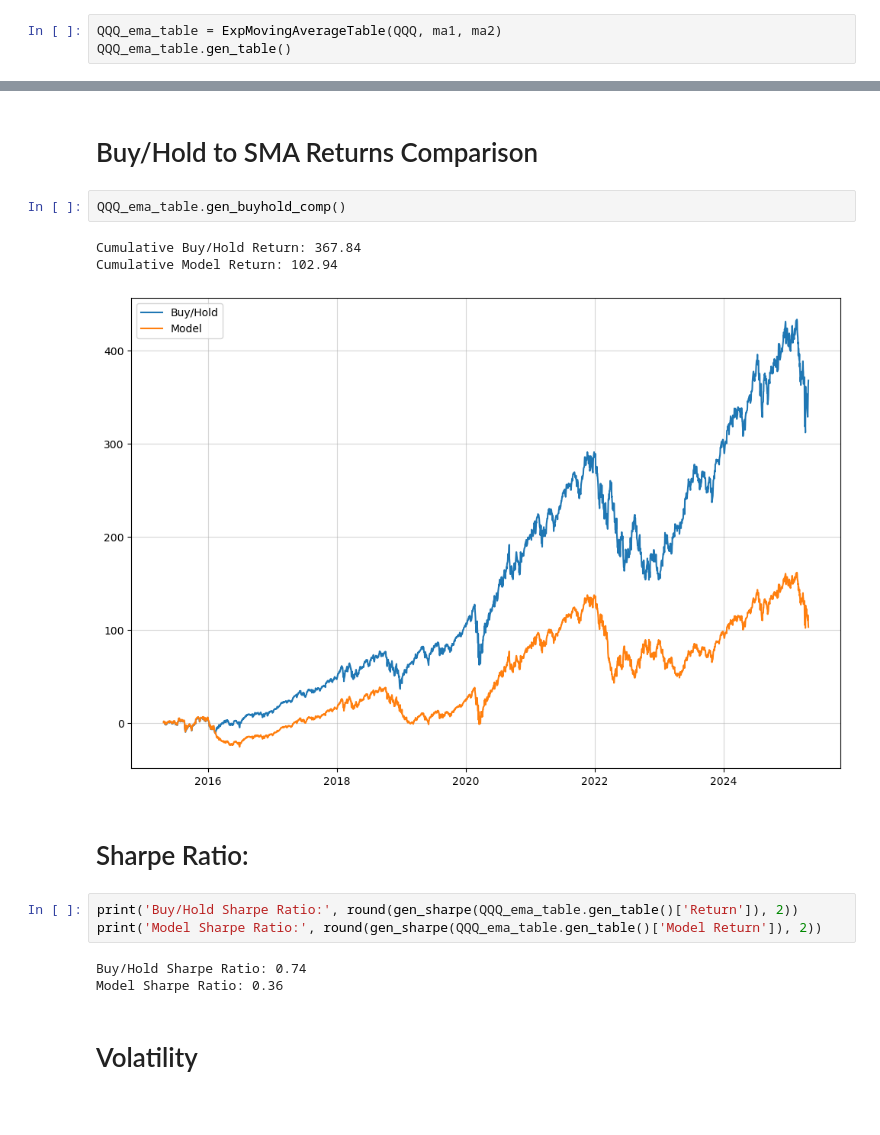
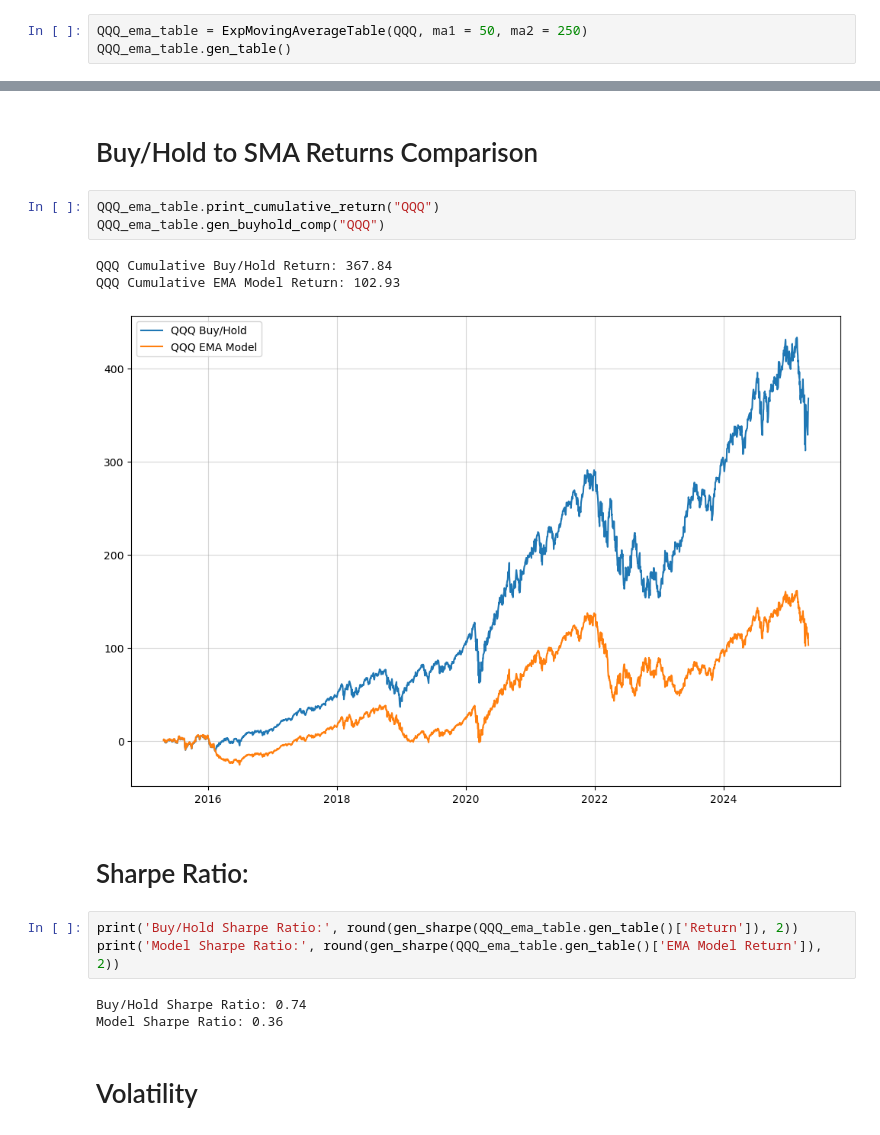
Before and after one commit to FilBillions/exp_moving_avg, a Jupyter notebook: Simple_EMA.ipynb, the cells around one changed output, grey strips where cells are left out. Saved outputs shown, nothing was run; the diff lists cells and outputs as text.

```diff
--- a/Simple_EMA.ipynb
+++ b/Simple_EMA.ipynb
@@ -58,5 +32,5 @@ QQQ_table.gen_table()
 # %%
-QQQ_ema_table = ExpMovingAverageTable(QQQ, ma1, ma2)
+QQQ_ema_table = ExpMovingAverageTable(QQQ, ma1 = 50, ma2 = 250)
 QQQ_ema_table.gen_table()
 # %% [output]
 |  | Day Count | Open | High | Low | Close | 50-day EMA | 250-day EMA | Return | Cumulative Return | ... |
@@ -82,16 +56,17 @@ QQQ_ema_table.gen_ema_cross_visual(model_days)
 # %% [markdown]
 # Buy/Hold to SMA Returns Comparison
 # %%
-QQQ_ema_table.gen_buyhold_comp()
+QQQ_ema_table.print_cumulative_return("QQQ")
+QQQ_ema_table.gen_buyhold_comp("QQQ")
 # %% [output]
-Cumulative Buy/Hold Return: 367.84
-Cumulative Model Return: 102.94
+QQQ Cumulative Buy/Hold Return: 367.84
+QQQ Cumulative EMA Model Return: 102.93
-[figure, old version]
+[figure, new version]
 # %% [markdown]
 # Sharpe Ratio:
 # %%
 print('Buy/Hold Sharpe Ratio:', round(gen_sharpe(QQQ_ema_table.gen_table()['Return']), 2))
-print('Model Sharpe Ratio:', round(gen_sharpe(QQQ_ema_table.gen_table()['Model Return']), 2))
+print('Model Sharpe Ratio:', round(gen_sharpe(QQQ_ema_table.gen_table()['EMA Model Return']), 2))
 # %% [output]
 Buy/Hold Sharpe Ratio: 0.74
 Model Sharpe Ratio: 0.36
```
Also changed, not shown: parts of 3 cells of this notebook, 2 other files.
